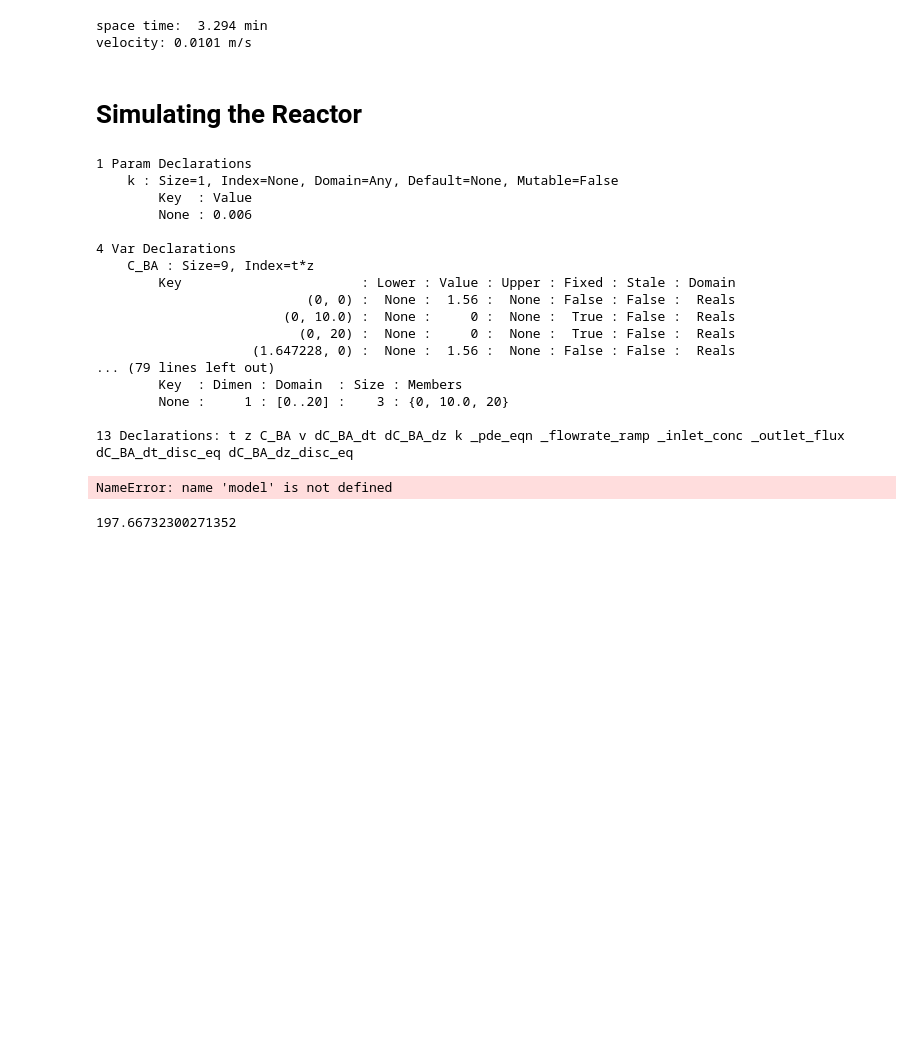
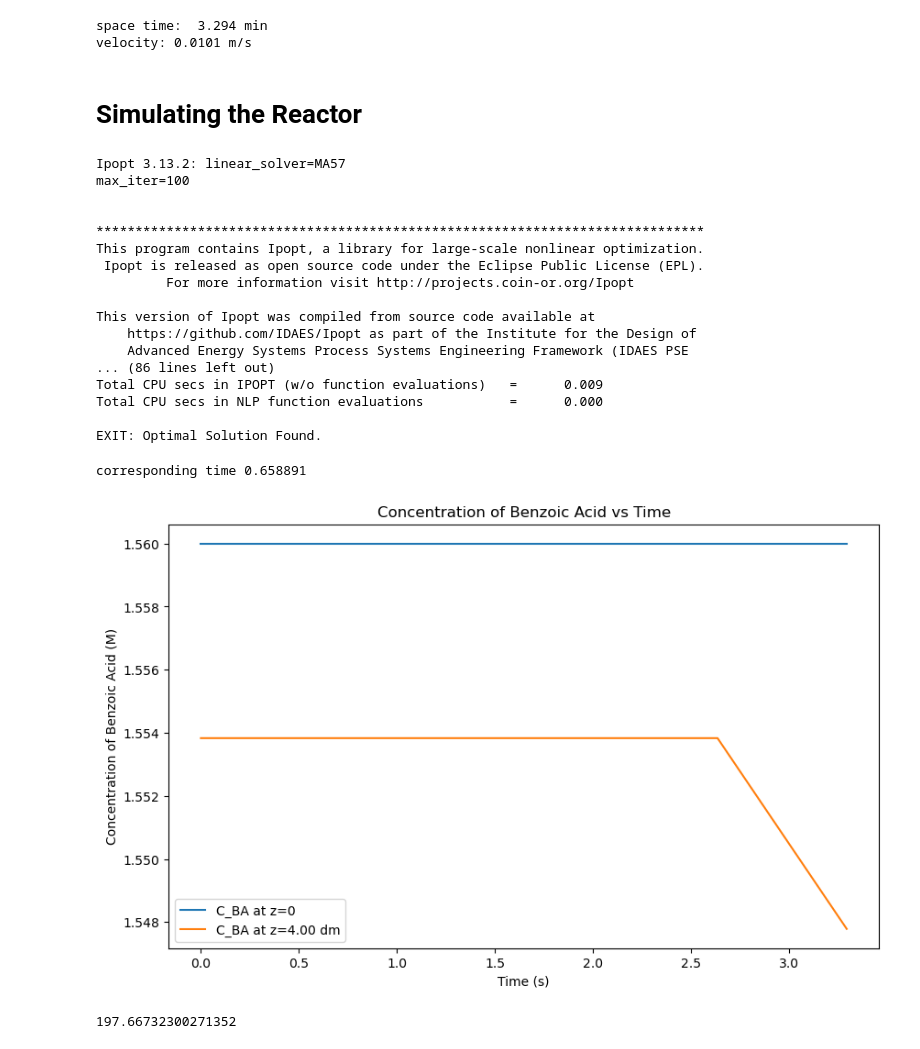
Before and after one commit to smondal13/optimization-project, a Jupyter notebook: MBDOE-project.ipynb, the cells around one changed output. Drawn from its saved outputs; the diff is of its cells as text; code cells hidden in the pictures; blank space fills up the shorter version.

```diff
--- a/MBDOE-project.ipynb
+++ b/MBDOE-project.ipynb
@@ -314,7 +314,7 @@ velocity: 0.0101 m/s
 # %% [markdown]
 # Simulating the Reactor
 # %%
-nfe =2  # number of finite elements
+nfe =5 # number of finite elements
 # SIMULATING THE MODEL USING IPOPT
 def BA_kinetics():
     m = pyo.ConcreteModel()
@@ -352,12 +352,12 @@ def BA_kinetics():
     # Define the differential equations
     @m.Constraint(m.t, m.z)
     def _pde_eqn(m, t, z):
-        if t == 0:
-            return pyo.Constraint.Skip
-        else:
-            return (
-                    m.dC_BA_dt[t, z] == - (m.v[t] / m.Ac) * m.dC_BA_dz[t, z] - m.k * m.C_BA[t, z]
-                )  # PDE of the concentration of BA
+        # if t == 0:
+        #     return pyo.Constraint.Skip
+        # else:
+        return (
+                m.dC_BA_dt[t, z] == - (m.v[t] / m.Ac) * m.dC_BA_dz[t, z] - m.k * m.C_BA[t, z]
+            )  # PDE of the concentration of BA
 
     # ramping the flowrate
     @m.Constraint(m.t)
@@ -385,46 +385,46 @@ def BA_kinetics():
     pyo.TransformationFactory("dae.finite_difference").apply_to(m, nfe=nfe, scheme="FORWARD", wrt=m.z)  # discretize wrt length
 
     # Let's define initial conditions for z>0
-    for z in m.z:
-        if z > 0:
-            m.C_BA[0, z].fix(0)
+    # for z in m.z:
+    #     if z > 0:
+    #         m.C_BA[0, z].fix(0)
 
     # # Set the initial conditions for the variables
     # for t in m.t:
     #     m.C_BA[t, 0].fix(m.C_BA0)
 
 
-    m.pprint()
-    # # Solve the model
+    # m.pprint()
+    # Solve the model
 
-    # solver = SolverFactory("ipopt")
-    # solver.options["linear_solver"] = "MA57"
-    # solver.options["max_iter"] = 100
-    # res = solver.solve(m, tee=True)
+    solver = SolverFactory("ipopt")
+    solver.options["linear_solver"] = "MA57"
+    solver.options["max_iter"] = 100
+    res = solver.solve(m, tee=True)
 
-    # return res, m  # return the results and the model
+    return res, m  # return the results and the model
 # %%
-# result, model = BA_kinetics()
-# # # extract the concentration at the exit of the reactor
-BA_kinetics()
+result, model = BA_kinetics()
+# # extract the concentration at the exit of the reactor
+# BA_kinetics()
 # %% [output]
-1 Param Declarations
-    k : Size=1, Index=None, Domain=Any, Default=None, Mutable=False
-        Key  : Value
-        None : 0.006
+Ipopt 3.13.2: linear_solver=MA57
+max_iter=100
 
-4 Var Declarations
-    C_BA : Size=9, Index=t*z
-        Key                       : Lower : Value : Upper : Fixed : Stale : Domain
-                           (0, 0) :  None :  1.56 :  None : False : False :  Reals
-                        (0, 10.0) :  None :     0 :  None :  True : False :  Reals
-                          (0, 20) :  None :     0 :  None :  True : False :  Reals
-                    (1.647228, 0) :  None :  1.56 :  None : False : False :  Reals
-... (79 lines left out)
-        Key  : Dimen : Domain  : Size : Members
-        None :     1 : [0..20] :    3 : {0, 10.0, 20}
 
-13 Declarations: t z C_BA v dC_BA_dt dC_BA_dz k _pde_eqn _flowrate_ramp _inlet_conc _outlet_flux dC_BA_dt_disc_eq dC_BA_dz_disc_eq
+******************************************************************************
+This program contains Ipopt, a library for large-scale nonlinear optimization.
+ Ipopt is released as open source code under the Eclipse Public License (EPL).
+         For more information visit http://projects.coin-or.org/Ipopt
+
+This version of Ipopt was compiled from source code available at
+    https://github.com/IDAES/Ipopt as part of the Institute for the Design of
+    Advanced Energy Systems Process Systems Engineering Framework (IDAES PSE
+... (86 lines left out)
+Total CPU secs in IPOPT (w/o function evaluations)   =      0.009
+Total CPU secs in NLP function evaluations           =      0.000
+
+EXIT: Optimal Solution Found.
 # %%
 # time = list(model.t)
 # z = list(model.z)
@@ -443,20 +443,21 @@ BA_kinetics()
 # %%
 time = list(model.t)
 length = list(model.z)
-len_ind = 10
+len_ind = 1
 C_BA_z0 = [pyo.value(model.C_BA[t, 0]) for t in model.t]
 C_BA_z20 = [pyo.value(model.C_BA[t, length[len_ind]]) for t in model.t]
 # Plotting the results
 plt.figure(figsize=(10, 6))
 plt.plot(time, C_BA_z0, label="C_BA at z=0")
 plt.plot(time, C_BA_z20, label=f"C_BA at z={length[len_ind]:.2f} dm")
 plt.xlabel("Time (s)")
 plt.ylabel("Concentration of Benzoic Acid (M)")
 plt.legend()
 plt.title("Concentration of Benzoic Acid vs Time")
 print("corresponding time", time[len_ind])
 # %% [output]
-NameError: name 'model' is not defined
+corresponding time 0.658891
+[figure, added]
 # %%
 # def BA_kinetics(data):
 #     m = pyo.ConcreteModel()
```
